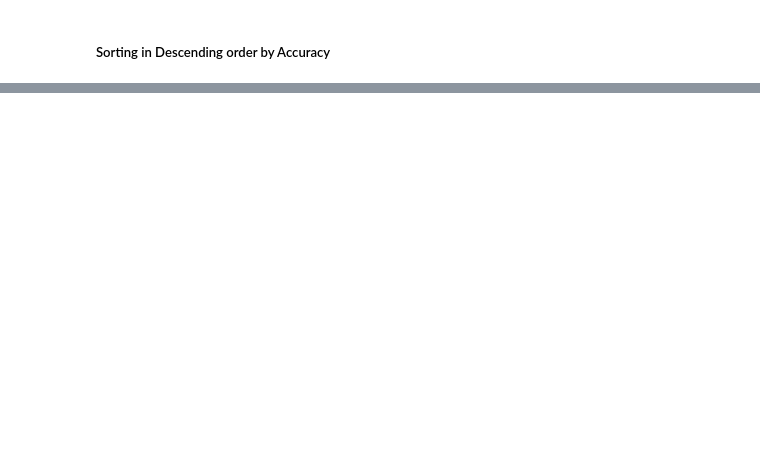
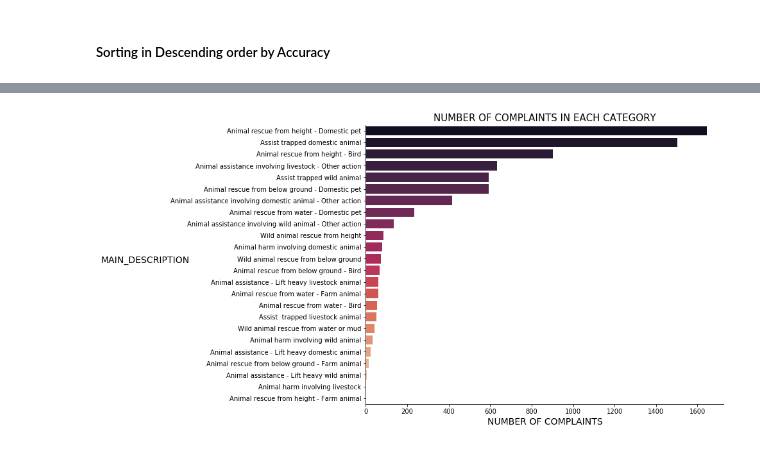
Before and after one commit to siddharthshenoy/Keywordandsum, a Jupyter notebook: ASAR.ipynb, the cells around one changed output, grey strips where cells are left out. Drawn from its saved outputs; the diff is of its cells as text; code cells hidden in the pictures; blank space fills up the shorter version.

```diff
--- a/ASAR.ipynb
+++ b/ASAR.ipynb
@@ -1006,0 +1093,22 @@ results_highest_accuracy
+# %%
+fig, ax = plt.subplots(figsize=(10,8))
+
+ax = sns.countplot(y='SERVICE_TYPE',
+                   data=df_product_and_complaint,
+                   order=df_product_and_complaint['SERVICE_TYPE'].value_counts().index,
+                   palette='rocket'        # change the color of this graph LATER
+                  )
+
+ax.set_title('NUMBER OF COMPLAINTS IN EACH CATEGORY',size=15)
+
+# Setting labels
+# Dealing with y-labels
+ax.set_ylabel('MAIN_DESCRIPTION', rotation=0, labelpad=40, size=14)
+
+# Dealing with x-labels
+ax.set_xlabel('NUMBER OF COMPLAINTS', size=14)
+
+sns.despine()
+plt.savefig('freq_of_removed_classes.png', transparency=True)
+# %% [output]
+[figure, added]
```
Also changed, not shown: parts of 15 cells of this notebook, 3 other files.
